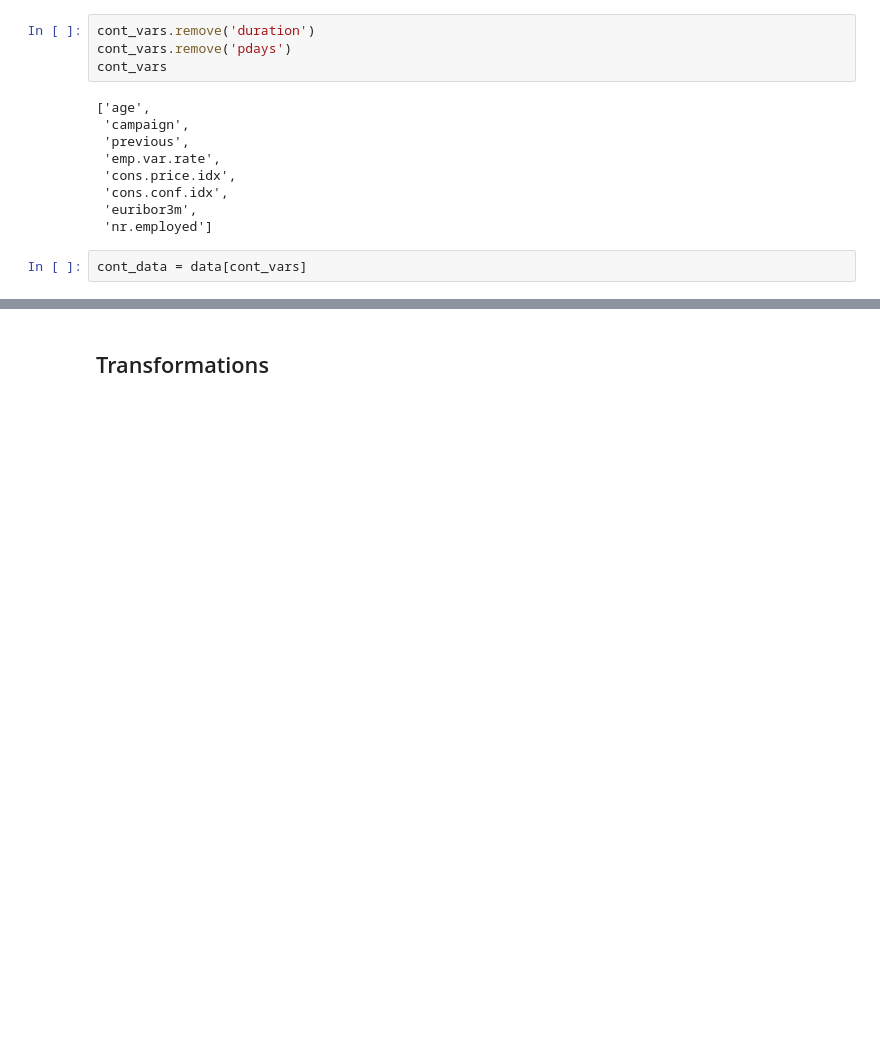
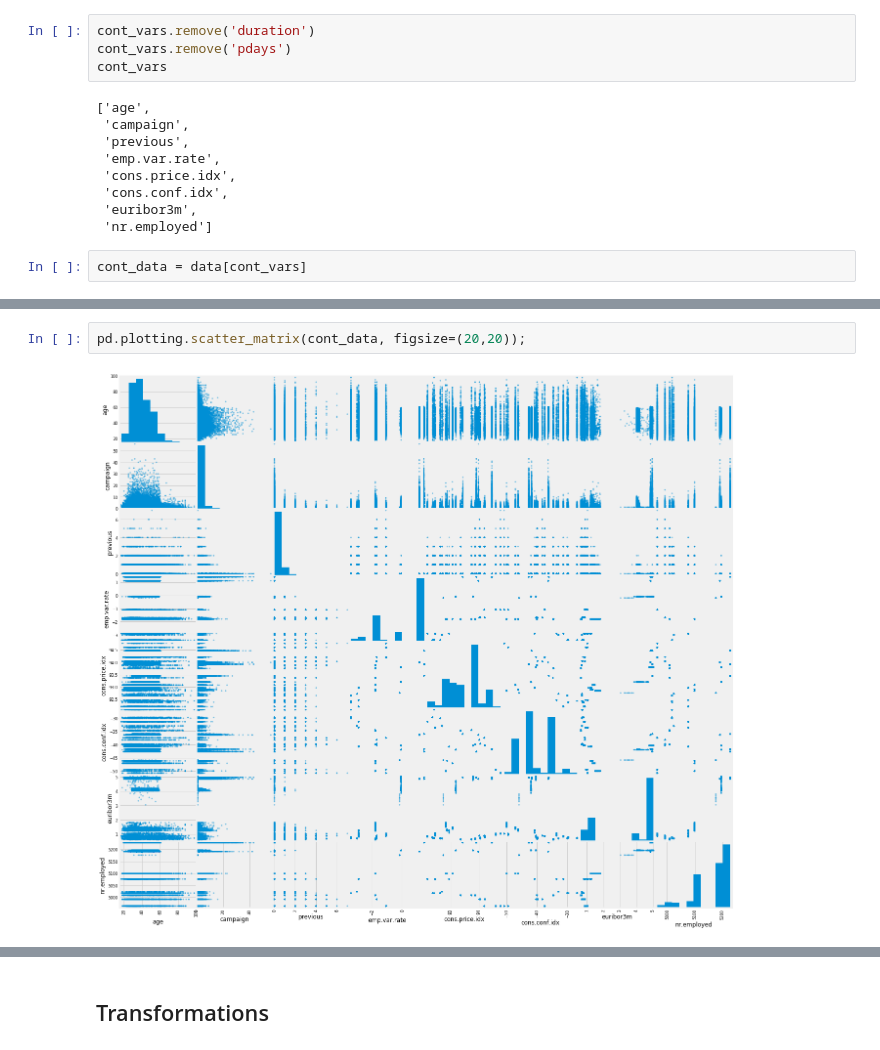
Before and after one commit to JaHerbas/bank-marketing-classification, a Jupyter notebook: Mod5_Project_Bank_Marketing_Classifier.ipynb, the cells around one changed output, grey strips where cells are left out. Drawn from its saved outputs; the diff is of its cells as text; blank space fills up the shorter version.

```diff
--- a/Mod5_Project_Bank_Marketing_Classifier.ipynb
+++ b/Mod5_Project_Bank_Marketing_Classifier.ipynb
@@ -637,0 +672,4 @@ cont_data = data[cont_vars]
+# %%
+pd.plotting.scatter_matrix(cont_data, figsize=(20,20));
+# %% [output]
+[figure, added]
```
Also changed, not shown: parts of 62 cells of this notebook.
